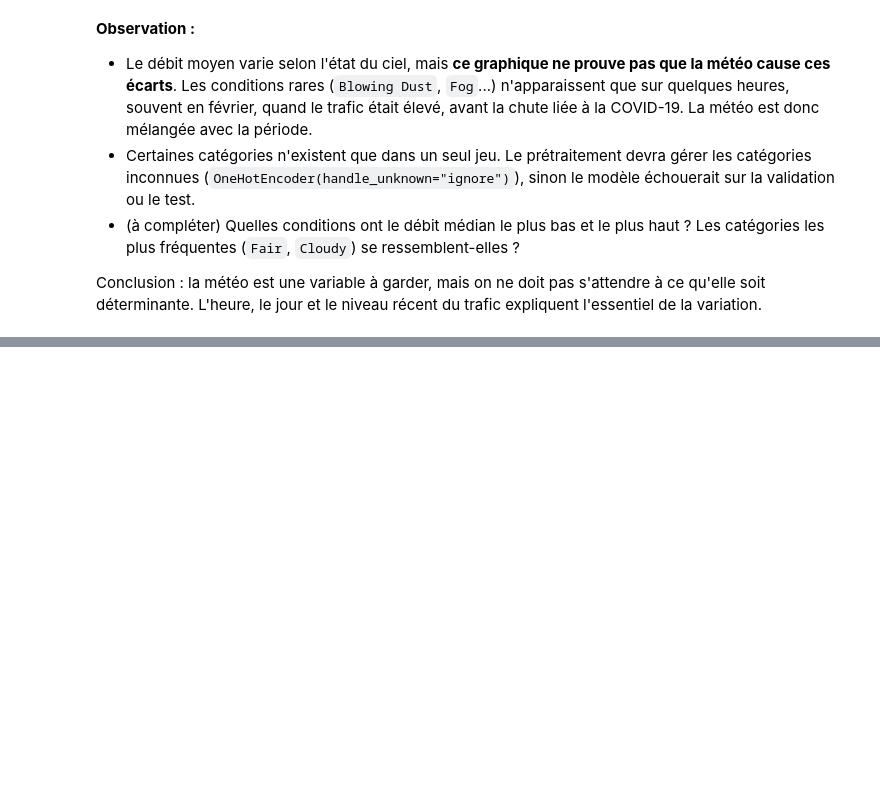
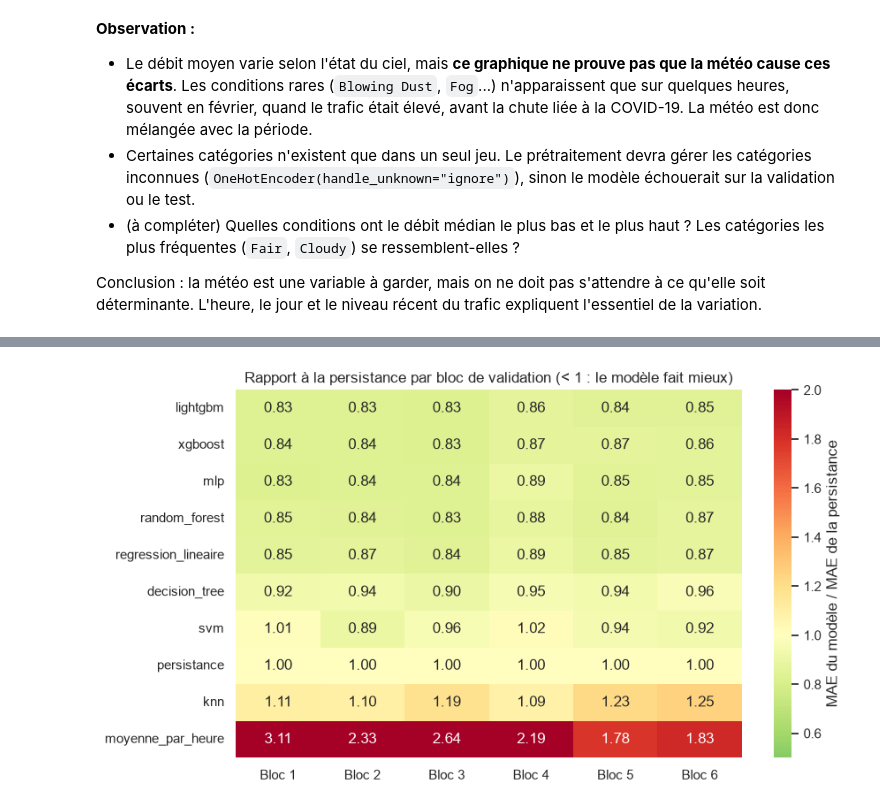
Before and after one commit to Honore-M12/traffic-prediction-system, a Jupyter notebook: notebooks/03_models.ipynb, the cells around one changed output, grey strips where cells are left out. Saved outputs shown, nothing was run; the diff lists cells and outputs as text; code cells hidden in the pictures; blank space fills up the shorter version.

```diff
--- a/notebooks/03_models.ipynb
+++ b/notebooks/03_models.ipynb
@@ -1829,0 +359,18 @@ La méthode est restée la même pour tous : découpage chronologique 70 / 15 /
+# %%
+def evaluer(y_vrai, y_pred):
+    """MAE, RMSE et R²."""
+    return {"MAE": mean_absolute_error(y_vrai, y_pred),
+            "RMSE": float(np.sqrt(mean_squared_error(y_vrai, y_pred))),
+            "R2": r2_score(y_vrai, y_pred)}
+
+NB_BLOCS = 6
+blocs_val = np.array_split(np.arange(len(val)), NB_BLOCS)
+
+def mae_par_bloc(y_vrai, y_pred):
+    """MAE dans chacun des blocs consécutifs de la validation."""
+    y_vrai, y_pred = np.asarray(y_vrai), np.asarray(y_pred)
+    return np.array([np.abs(y_vrai[b] - y_pred[b]).mean() for b in blocs_val])
+
+pred_persistance_val = X_val["traffic_flow_lag_1"].values
+mae_blocs_persistance = mae_par_bloc(y_val, pred_persistance_val)
+print("MAE de la persistance par bloc :", mae_blocs_persistance.round(1))
@@ -1829,0 +717,15 @@ La méthode est restée la même pour tous : découpage chronologique 70 / 15 /
+# %%
+noms_modeles = [n for n in tableau.sort_values("MAE")["model"]
+                if n in predictions_val and n != "moyenne_globale"]
+ratios = pd.DataFrame(
+    {n: mae_par_bloc(y_val, predictions_val[n]) / mae_blocs_persistance for n in noms_modeles},
+    index=[f"Bloc {i + 1}" for i in range(NB_BLOCS)]).T
+
+plt.figure(figsize=(9, 5))
+sns.heatmap(ratios, annot=True, fmt=".2f", cmap="RdYlGn_r", center=1, vmin=0.5, vmax=2.0,
+            cbar_kws={"label": "MAE du modèle / MAE de la persistance"})
+plt.title("Rapport à la persistance par bloc de validation (< 1 : le modèle fait mieux)")
+plt.tight_layout()
+plt.show()
+# %% [output]
+[figure, added]
```
Also changed, not shown: parts of 122 cells of this notebook.
